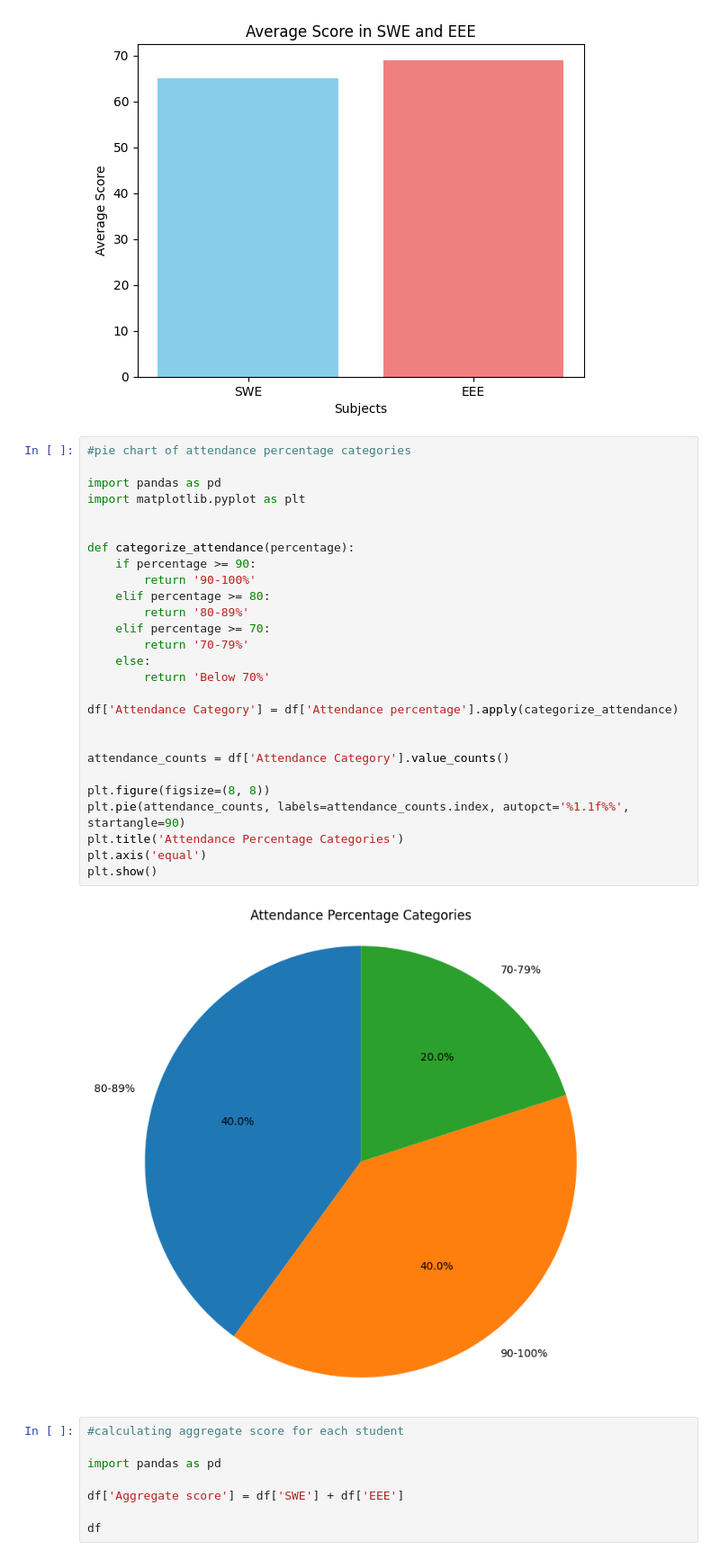
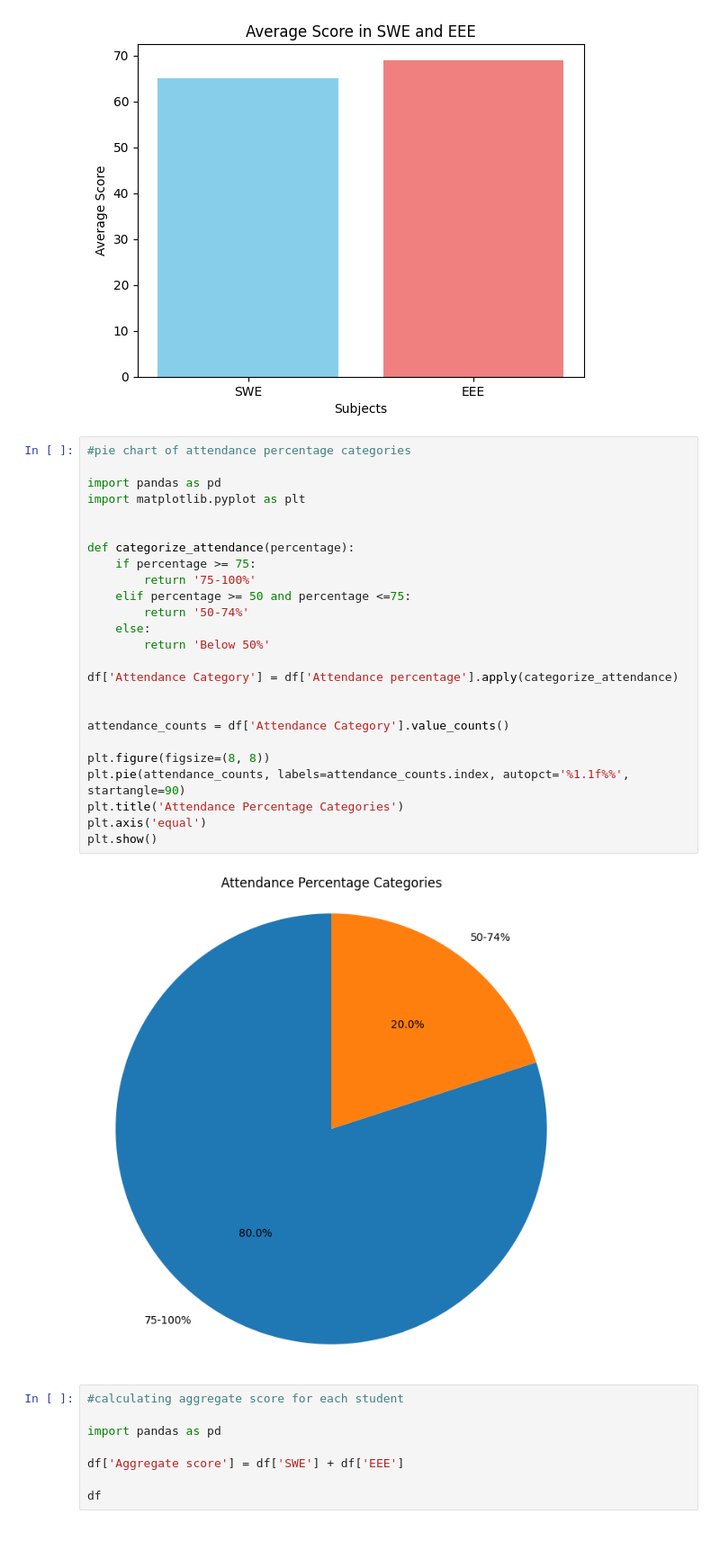
Before and after one commit to Saraf-Tasnim/EDGE-Project, a Jupyter notebook: Saraf_EDGE_Project.ipynb, the cells around one changed output. Shown at 90% size. Saved outputs shown, nothing was run; the diff lists cells and outputs as text.

```diff
--- a/Saraf_EDGE_Project.ipynb
+++ b/Saraf_EDGE_Project.ipynb
@@ -124,32 +124,30 @@ plt.show()
 # %%
 #pie chart of attendance percentage categories
 
 import pandas as pd
 import matplotlib.pyplot as plt
 
 
 def categorize_attendance(percentage):
-    if percentage >= 90:
-        return '90-100%'
-    elif percentage >= 80:
-        return '80-89%'
-    elif percentage >= 70:
-        return '70-79%'
+    if percentage >= 75:
+        return '75-100%'
+    elif percentage >= 50 and percentage <=75:
+        return '50-74%'
     else:
-        return 'Below 70%'
+        return 'Below 50%'
 
 df['Attendance Category'] = df['Attendance percentage'].apply(categorize_attendance)
 
 
 attendance_counts = df['Attendance Category'].value_counts()
 
 plt.figure(figsize=(8, 8))
 plt.pie(attendance_counts, labels=attendance_counts.index, autopct='%1.1f%%', startangle=90)
 plt.title('Attendance Percentage Categories')
 plt.axis('equal')
 plt.show()
 # %% [output]
-[figure, old version]
+[figure, new version]
 # %%
 #calculating aggregate score for each student
 
```
